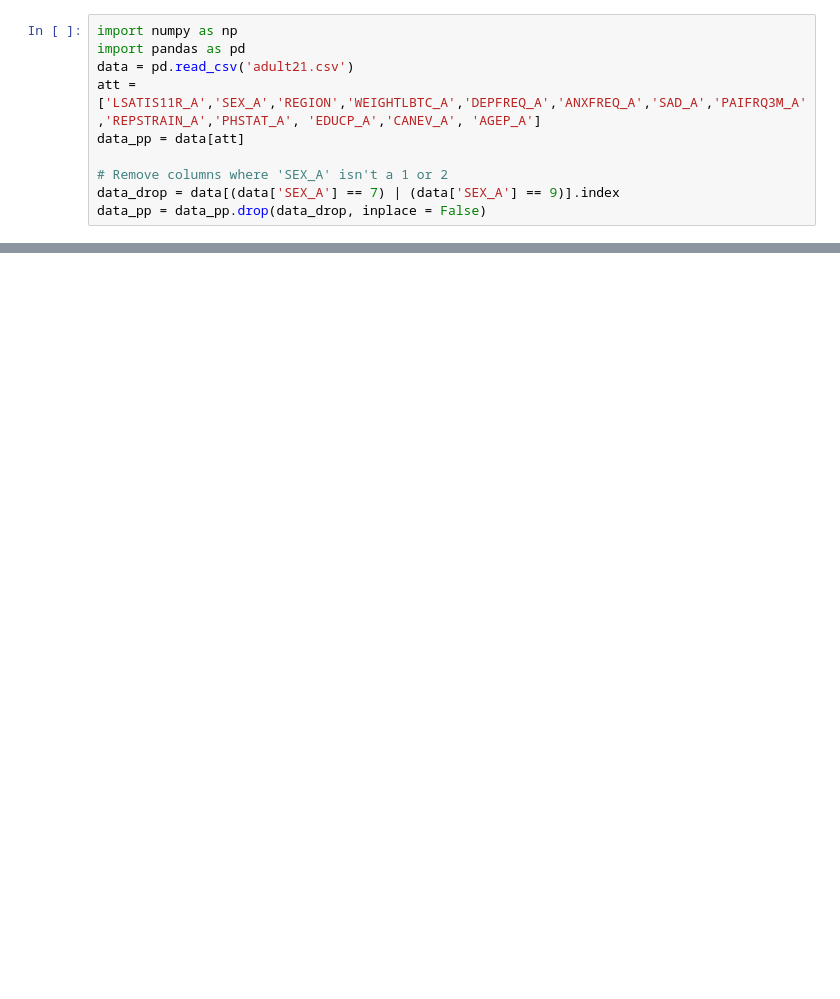
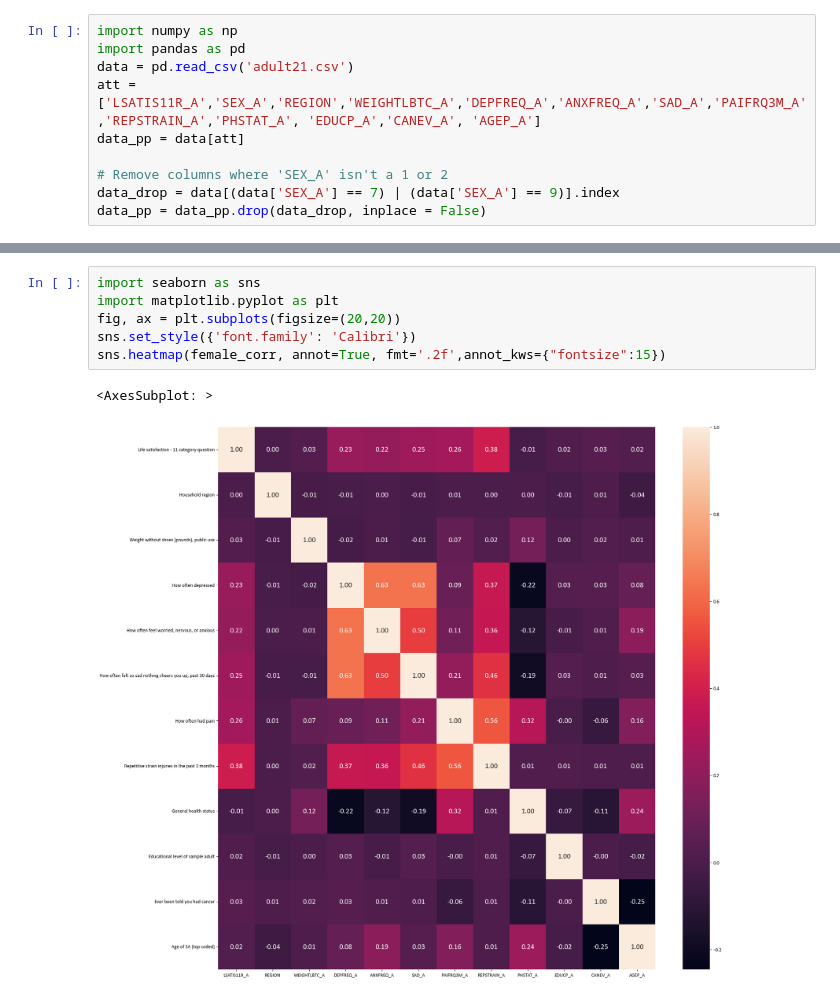
Before and after one commit to peterlecavalier/mentalhealthanalysis, a Jupyter notebook: coyan_correlationmatrix.ipynb, the cells around one changed output, grey strips where cells are left out. Drawn from its saved outputs; the diff is of its cells as text; blank space fills up the shorter version.

```diff
--- a/coyan_correlationmatrix.ipynb
+++ b/coyan_correlationmatrix.ipynb
@@ -31 +33,10 @@ sns.heatmap(female_cov, annot=True)
+# %%
+import seaborn as sns
+import matplotlib.pyplot as plt
+fig, ax = plt.subplots(figsize=(20,20))
+sns.set_style({'font.family': 'Calibri'})
+sns.heatmap(female_corr, annot=True, fmt='.2f',annot_kws={"fontsize":15})
+# %% [output]
+<AxesSubplot: >
+[figure, added]
 # %%
```
Also changed, not shown: parts of 4 cells of this notebook, 2 other files.
